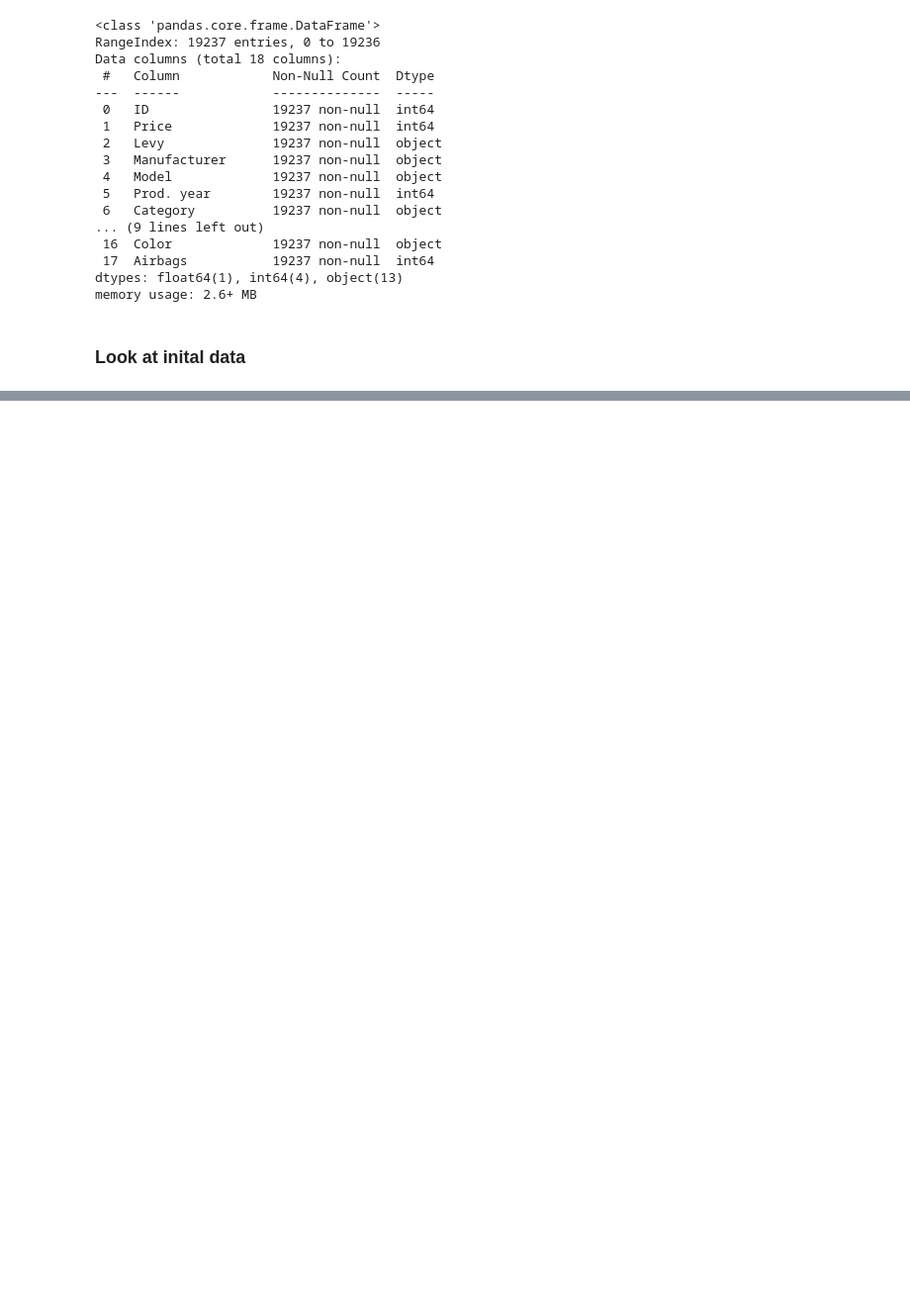
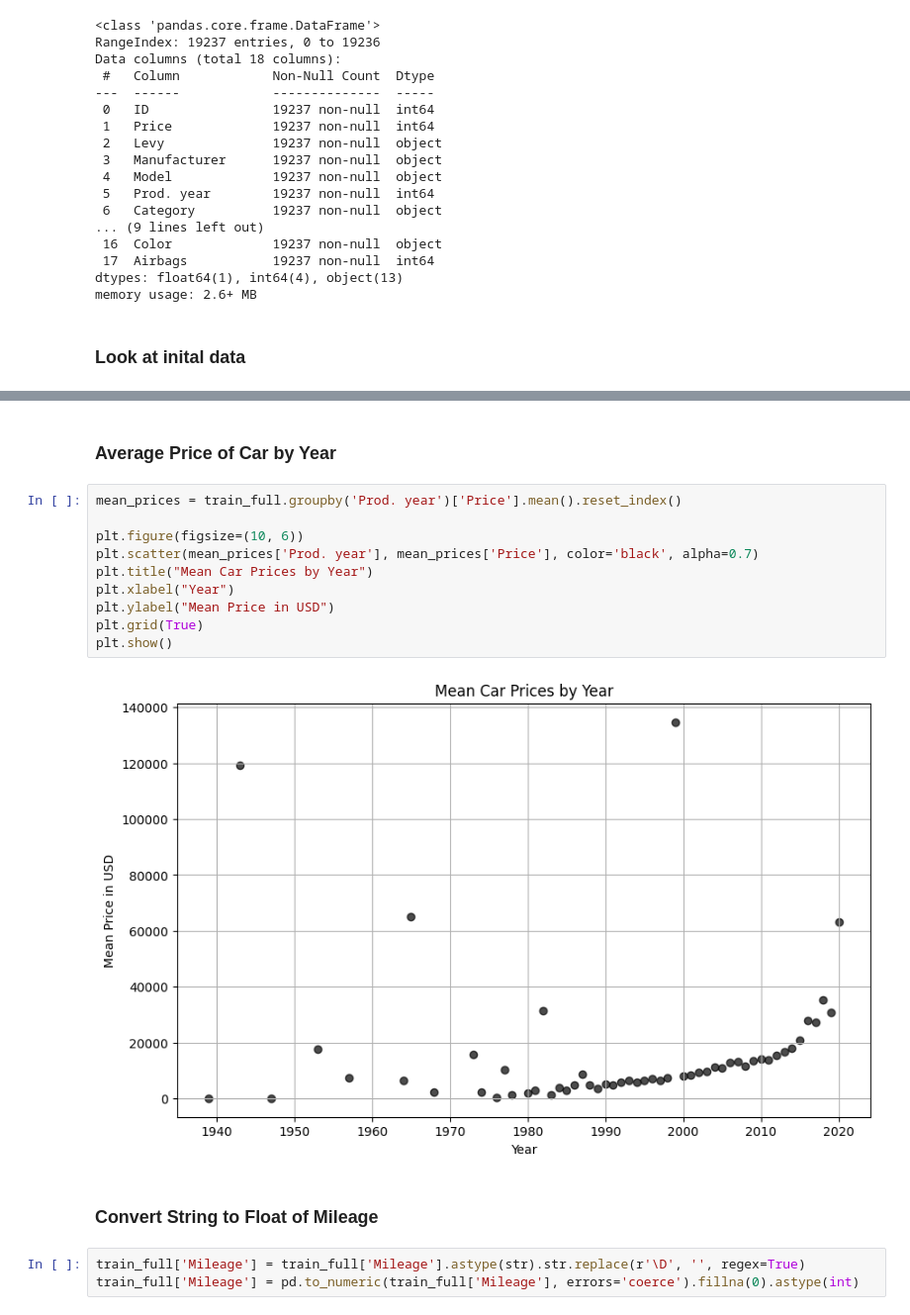
Before and after one commit to ChristianJBNB/MDA_Capstone_Project, a Jupyter notebook: Starter_Code.ipynb, the cells around one changed output, grey strips where cells are left out. Shown: that part at 99% size. Cells and saved outputs as stored; diff of their text form; blank space fills up the shorter version.

```diff
--- a/Starter_Code.ipynb
+++ b/Starter_Code.ipynb
@@ -50,0 +105,19 @@ max    4.581665e+07  2.630750e+07   2020.000000     16.000000     16.000000
+# %% [markdown]
+### Average Price of Car by Year
+# %%
+mean_prices = train_full.groupby('Prod. year')['Price'].mean().reset_index()
+
+plt.figure(figsize=(10, 6))
+plt.scatter(mean_prices['Prod. year'], mean_prices['Price'], color='black', alpha=0.7)
+plt.title("Mean Car Prices by Year")
+plt.xlabel("Year")
+plt.ylabel("Mean Price in USD")
+plt.grid(True)
+plt.show()
+# %% [output]
+[figure, added]
+# %% [markdown]
+### Convert String to Float of Mileage
+# %%
+train_full['Mileage'] = train_full['Mileage'].astype(str).str.replace(r'\D', '', regex=True)
+train_full['Mileage'] = pd.to_numeric(train_full['Mileage'], errors='coerce').fillna(0).astype(int)
```
Also changed, not shown: parts of 16 cells of this notebook.
